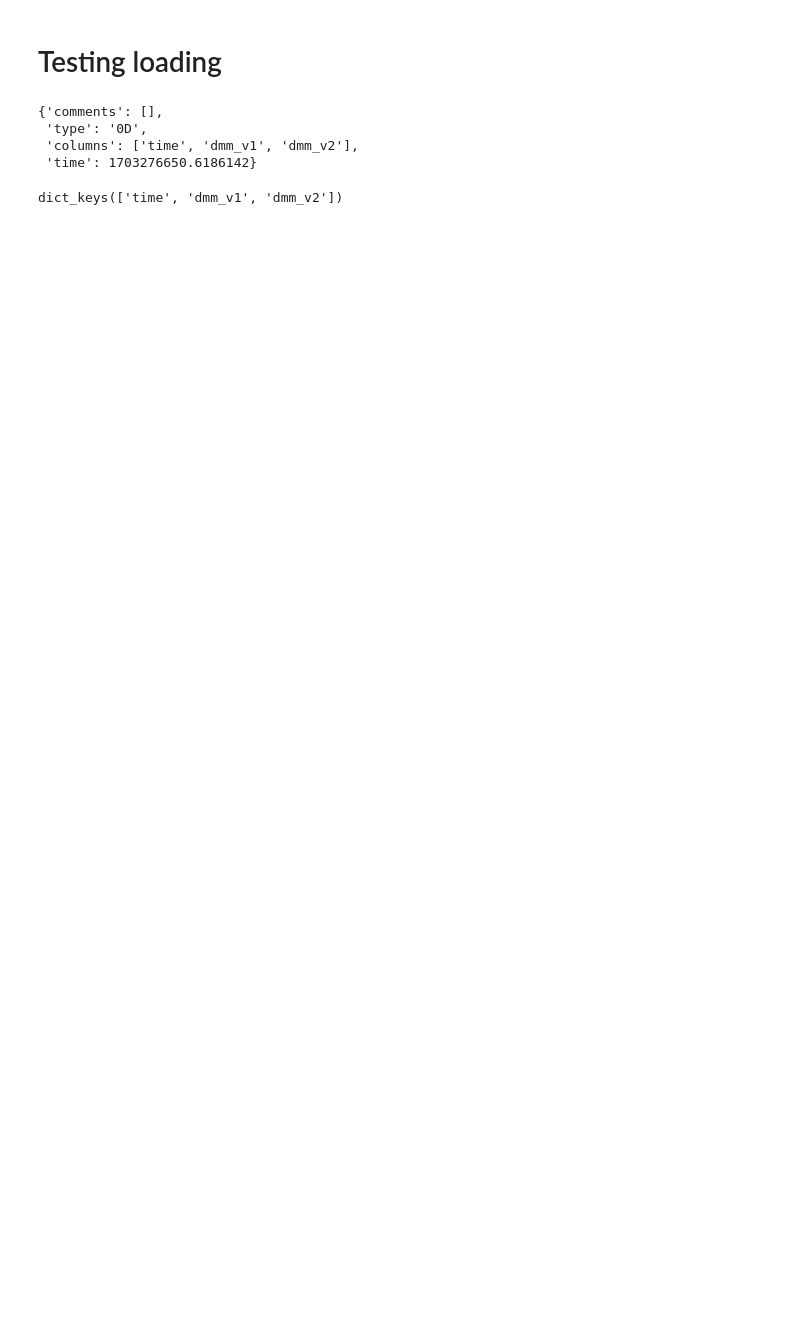
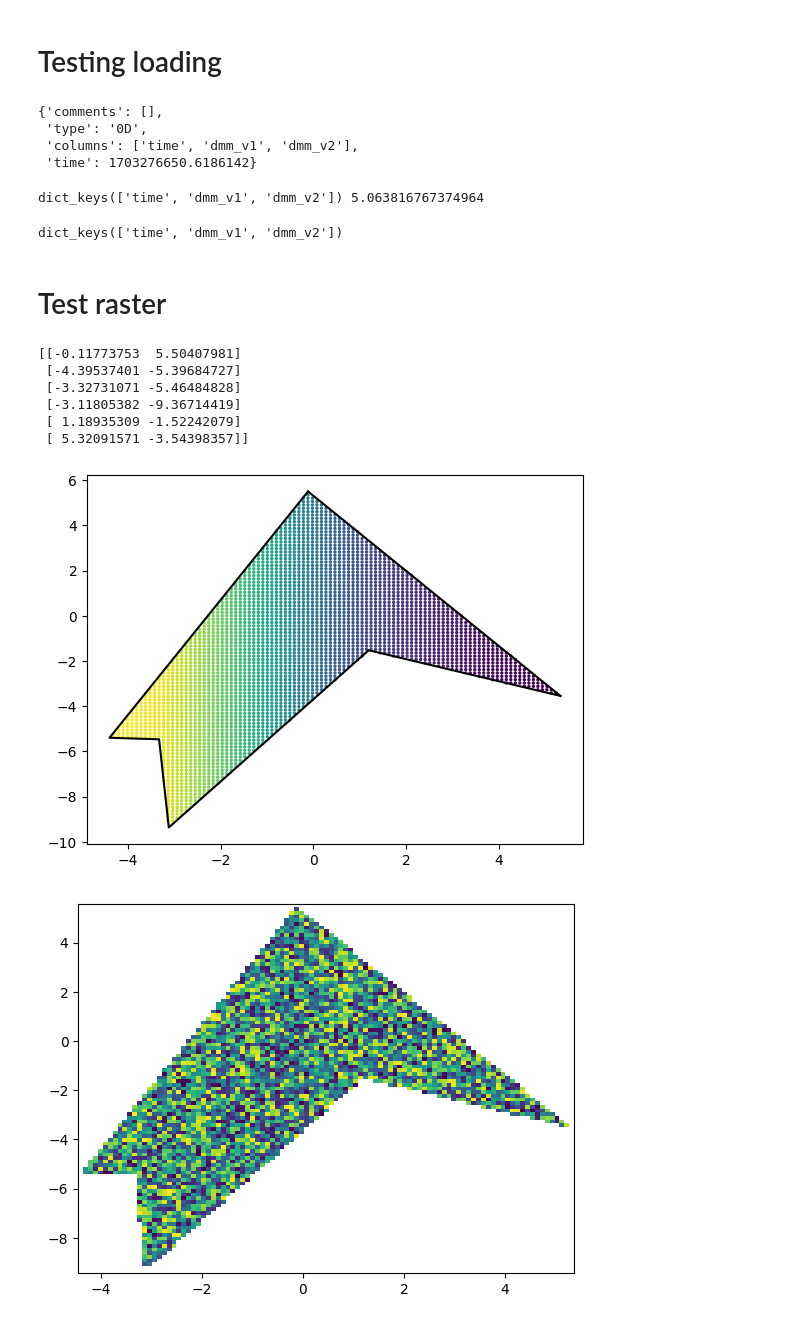
Before and after one commit to spxtr/measureme, a Jupyter notebook: test_nb.ipynb, the cells around one changed output. Drawn from its saved outputs; the diff is of its cells as text; code cells hidden in the pictures; blank space fills up the shorter version.

Commit message:
adding raster.py

```diff
--- a/test_nb.ipynb
+++ b/test_nb.ipynb
@@ -118,9 +123,13 @@ sl.load_meta(data_dir, 3)
  'time': 1703276650.6186142}
 # %%
 data = sl.pload0d(data_dir, 3)
-print(data.keys())
+print(data.keys(), data['dmm_v1'])
+# %% [output]
+dict_keys(['time', 'dmm_v1', 'dmm_v2']) 5.063816767374964
 # %%
 data = sl.pload1d(data_dir, 5)
 print(data.keys())
 # %% [output]
 dict_keys(['time', 'dmm_v1', 'dmm_v2'])
+# %% [markdown]
+# Test raster
@@ -126,0 +148,27 @@ dict_keys(['time', 'dmm_v1', 'dmm_v2'])
+# %%
+
+vertices = raster.random_ngon_vertices(6)
+print(vertices)
+xs, ys, = raster.rasterize(vertices, 101, 101, 1, rev_x=True, rev_y=False)
+plt.figure()
+plt.plot(vertices[:, 0], vertices[:, 1], 'k-')
+plt.plot([vertices[0, 0], vertices[-1, 0]], [vertices[0, 1], vertices[-1, 1]], 'k-')
+plt.scatter(xs, ys, c=np.linspace(0, 1, len(xs)), s=2, cmap='viridis')
+plt.show()
+
+# testing pcolormeshify
+zs = np.random.rand(len(xs))
+xs_mat, ys_mat, zs_mat = raster.pcolorize_data(zs, vertices, 101, 101, 1, rev_x=True, rev_y=False)
+
+plt.figure()
+plt.pcolormesh(xs_mat, ys_mat, zs_mat)
+plt.show()
+# %% [output]
+[[-0.11773753  5.50407981]
+ [-4.39537401 -5.39684727]
+ [-3.32731071 -5.46484828]
+ [-3.11805382 -9.36714419]
+ [ 1.18935309 -1.52242079]
+ [ 5.32091571 -3.54398357]]
+[figure, added]
+[figure, added]
```
Also changed, not shown: parts of 16 cells of this notebook, 1 other file.
